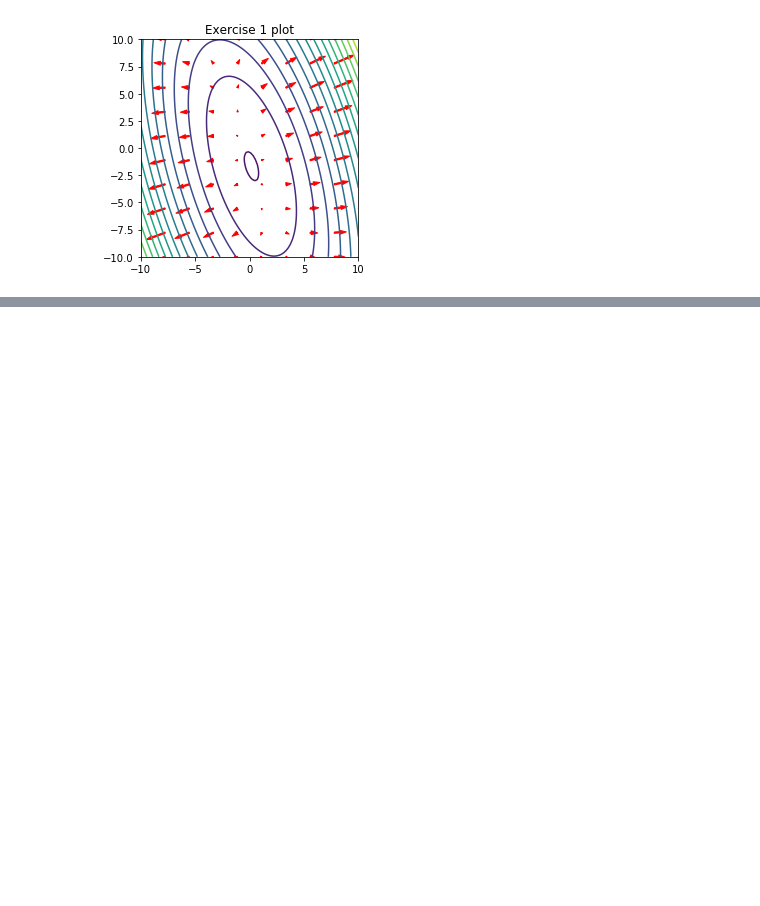
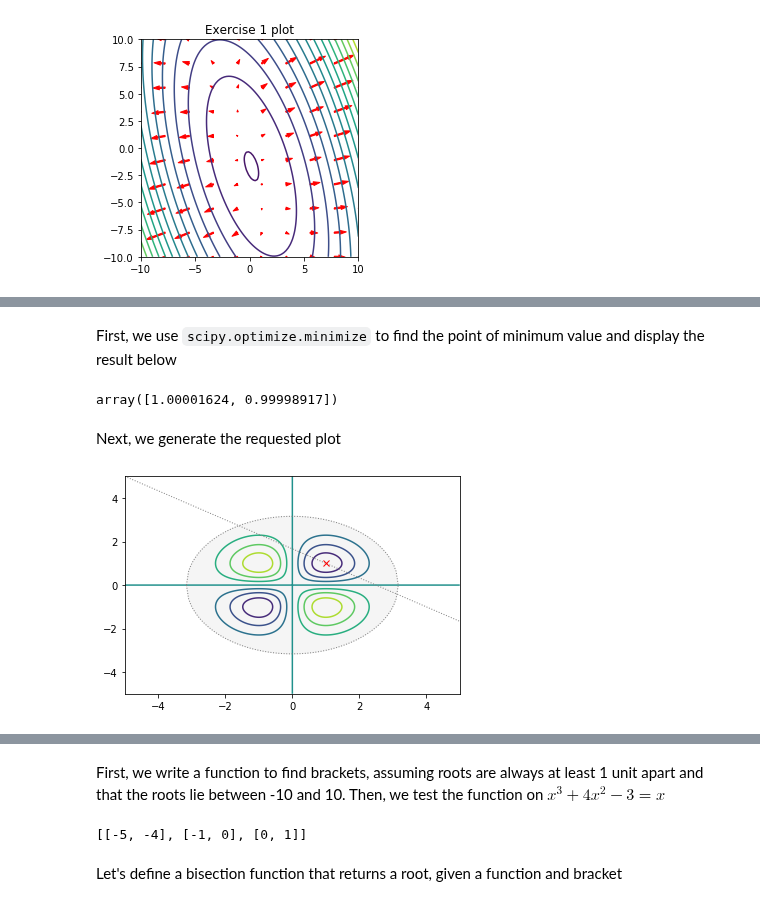
Before and after one commit to robkravec/sta-663-2021, a Jupyter notebook: notebooks/copies/homework/Homework09.ipynb, the cells around one changed output, grey strips where cells are left out. Cells and saved outputs as stored; diff of their text form; code cells hidden in the pictures; blank space fills up the shorter version.

```diff
--- a/notebooks/copies/homework/Homework09.ipynb
+++ b/notebooks/copies/homework/Homework09.ipynb
@@ -129,6 +131,44 @@ $$h(x) = 2x_1 + 3x_2 = 5$$ using `scipy.optimize.minimize`.
 - Plot the function contours using `matplotlib`, showing the constraints $g$ and $h$ and indicate the constrained minimum with an `X`.
 
 ![img](7_3.png)
+# %% [markdown]
+First, we use `scipy.optimize.minimize` to find the point of minimum value and display the result below
+# %%
+f = lambda x: -x[0] * x[1] * np.exp(-0.5 * (x[0]**2 + x[1]**2))
+cons = ({'type': 'ineq', 'fun': lambda x: x[0]**2 + x[1]**2 + 10},
+        {'type': 'eq', 'fun': lambda x: 2*x[0] + 3*x[1] - 5})
+res = minimize(f, [0,0], constraints=cons)
+min_val = res.x
+min_val
+# %% [output]
+array([1.00001624, 0.99998917])
+# %% [markdown]
+Next, we generate the requested plot
+# %%
+# Generate contours
+f = lambda x1, x2: -x1 * x2 * np.exp(-0.5 * (x1**2 + x2**2))
+x1 = x2 = np.linspace(-5, 5, 500)
+X1, X2 = np.meshgrid(x1, x2)
+Z = f(X1, X2)
+plt.contour(X1, X2, Z, 7);
+
+# Plot linear constraint
+h = (5 - 2*x1) / 3
+plt.plot(x1, h, linestyle = ':', color = 'gray', linewidth = 1);
+
+# Plot inequality constraint
+tol = 1e-6 # Useful for avoiding rounding error that lead to sqrt of negative number
+x1_small = np.linspace(-np.sqrt(10) + tol, np.sqrt(10) - tol, 100)
+g = np.sqrt(10 - x1_small**2)
+plt.plot(x1_small, g, linestyle = ':', color = 'gray', linewidth = 1);
+plt.plot(x1_small, -g, linestyle = ':', color = 'gray', linewidth = 1);
+plt.fill(x1_small, g, color = 'whitesmoke');
+plt.fill(x1_small, -g, color = 'whitesmoke');
+
+# Plot minimum
+plt.plot(min_val[0], min_val[1], 'x', c = 'red');
+# %% [output]
+[figure, added]
 # %% [markdown]
 **4** (30 points)
 
@@ -145,3 +185,5 @@ Find solutions to $x^3 + 4x^2 -3 = x$.
 Use a tolerance of 1e-6.
 
 ![img](7_4.png)
+# %% [markdown]
+First, we write a function to find brackets, assuming roots are always at least 1 unit apart and that the roots lie between -10 and 10. Then, we test the function on $x^3 + 4x^2 - 3 = x$
@@ -147,0 +213,9 @@ Use a tolerance of 1e-6.
+# %%
+# Test `find_brackets` on function from exercise
+f = lambda x: x**3 + 4*x**2 - x - 3
+brackets = find_brackets(f)
+brackets
+# %% [output]
+[[-5, -4], [-1, 0], [0, 1]]
+# %% [markdown]
+Let's define a bisection function that returns a root, given a function and bracket
```
Also changed, not shown: parts of 15 cells of this notebook.
